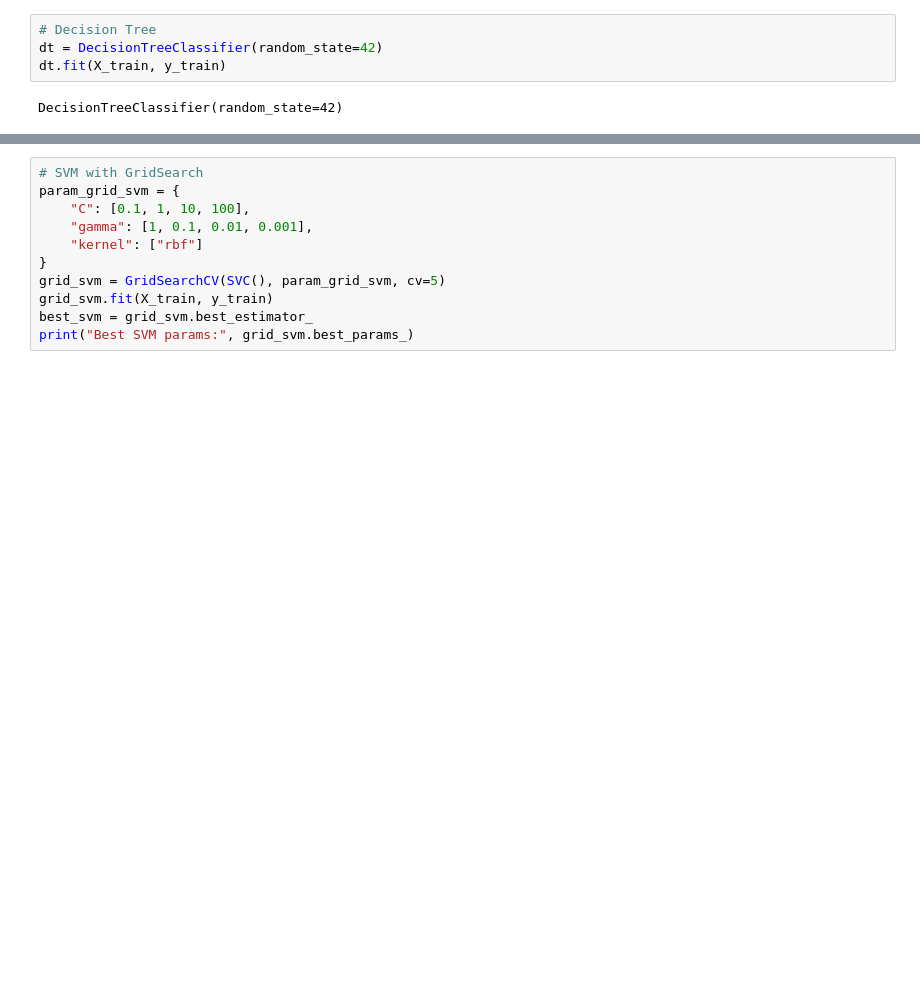
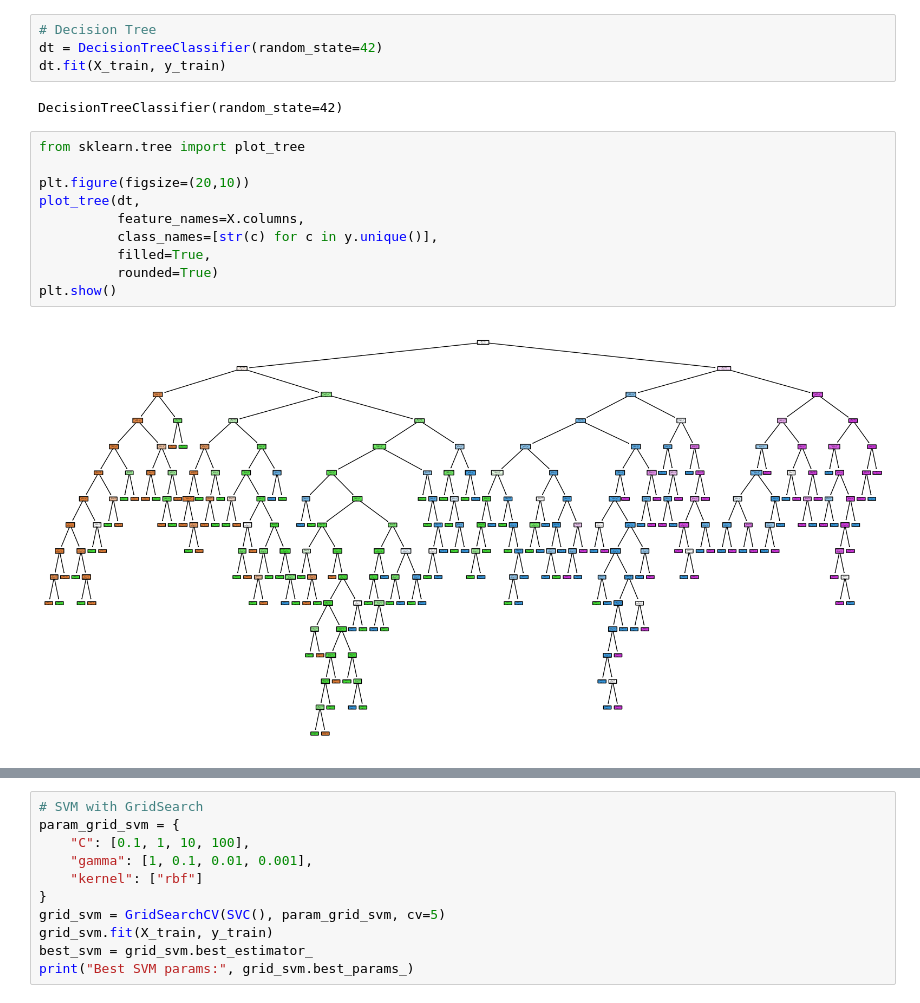
Before and after one commit to MansteinOrGuderian/IntelligentDataAnalysis, a Jupyter notebook: lab1/lab1.ipynb, the cells around one changed output, grey strips where cells are left out. Drawn from its saved outputs; the diff is of its cells as text; blank space fills up the shorter version.

```diff
--- a/lab1/lab1.ipynb
+++ b/lab1/lab1.ipynb
@@ -167,3 +167,15 @@ dt = DecisionTreeClassifier(random_state=42)
 dt.fit(X_train, y_train)
 # %% [output]
 DecisionTreeClassifier(random_state=42)
+# %%
+from sklearn.tree import plot_tree
+
+plt.figure(figsize=(20,10))
+plot_tree(dt,
+          feature_names=X.columns,
+          class_names=[str(c) for c in y.unique()],
+          filled=True,
+          rounded=True)
+plt.show()
+# %% [output]
+[figure, added]
```
Also changed, not shown: parts of 5 cells of this notebook.
